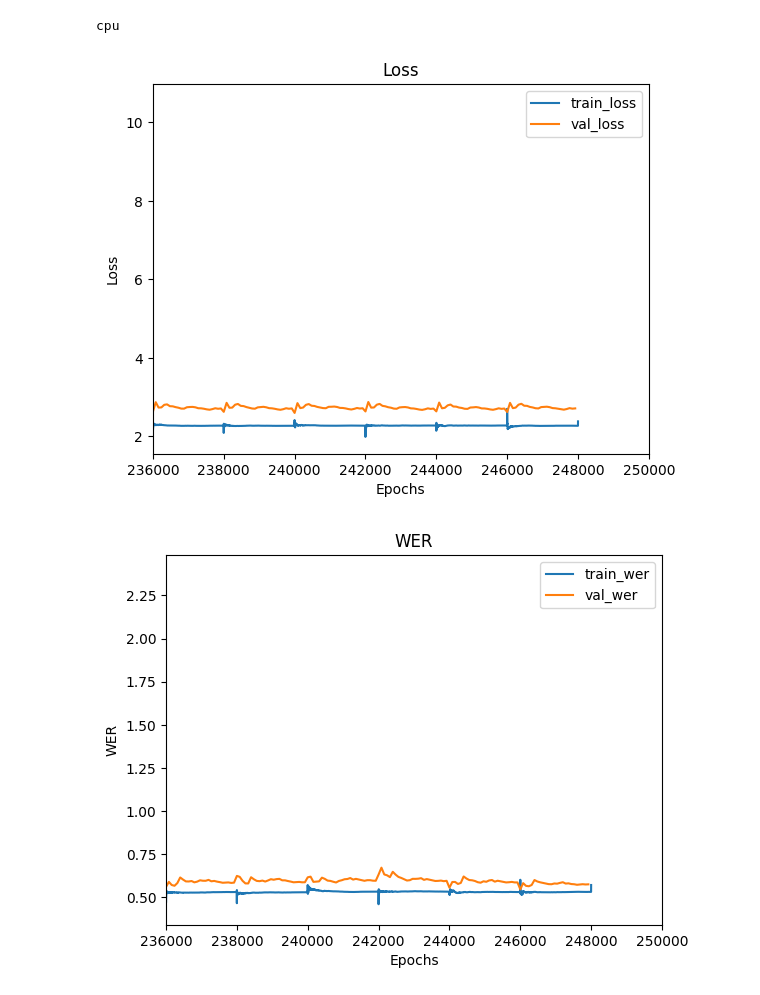
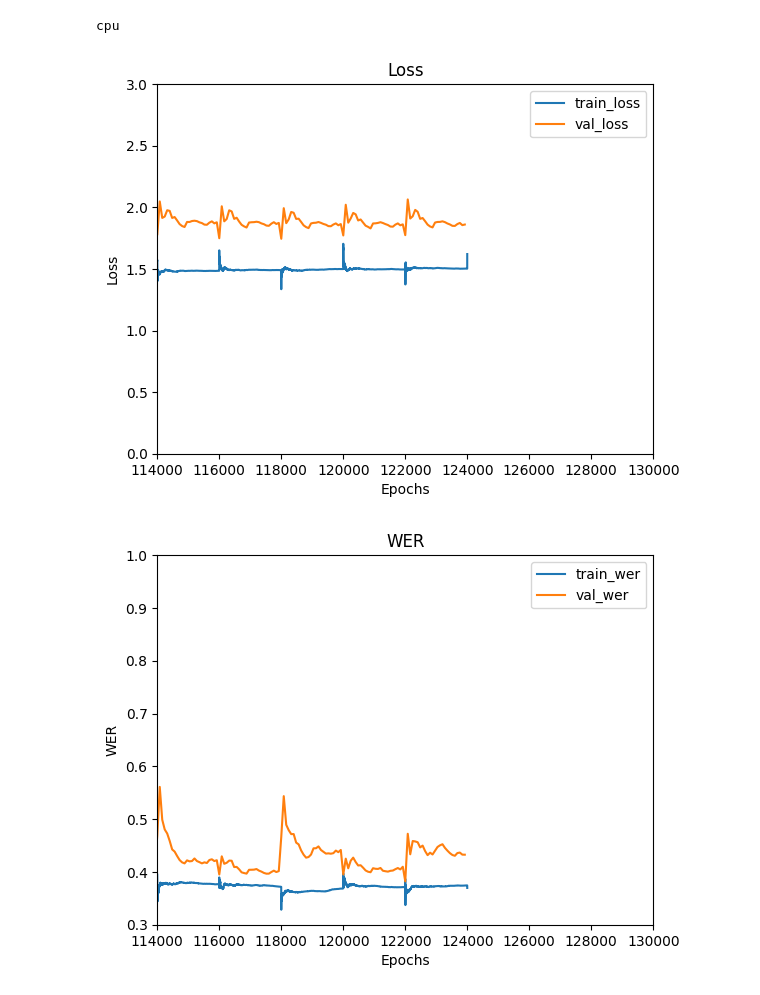
Before and after one commit to toshiouchi/MAML_NMT, a Jupyter notebook: Ordinary_IT_NMT/test_adaptation_it_pos_emb_pre_LN.ipynb, the cells around one changed output. Saved outputs shown, nothing was run; the diff lists cells and outputs as text; code cells hidden in the pictures.

```diff
--- a/Ordinary_IT_NMT/test_adaptation_it_pos_emb_pre_LN.ipynb
+++ b/Ordinary_IT_NMT/test_adaptation_it_pos_emb_pre_LN.ipynb
@@ -1472,37 +1472,39 @@ for i in range( len( history["train_loss"] )):
 v_x = []
 #print( len( history["val_loss"]) )
 for i in range( len( history["val_loss"]) ):
     v_x.append( i * 80  )
 
 plt.title( "Loss")
 plt.xlabel( "Epochs")
 plt.ylabel( "Loss")
 plt.plot(x, history["train_loss"], label="train_loss")
 plt.plot( v_x, history["val_loss"], label="val_loss")
-plt.xlim( 236000, 250000 )
+plt.xlim( 114000, 130000 )
+plt.ylim( 0, 3 )
 plt.legend()
 plt.show()
 '''
 plt.title( "Accuracy")
 plt.xlabel( "Epochs")
 plt.ylabel( "Accuracy")
 plt.plot(x, history["train_acc"], label="train_acc")
 plt.plot( v_x, history["val_acc"], label="val_acc")
 plt.legend()
 plt.show()
 '''
 plt.title( "WER")
 plt.xlabel( "Epochs")
 plt.ylabel( "WER")
 plt.plot(x, history["train_wer"], label="train_wer")
 plt.plot( v_x, history["val_wer"], label="val_wer")
-plt.xlim( 236000, 250000 )
+plt.xlim( 114000, 130000 )
+plt.ylim( 0.3, 1.0 )
 #plt.xlim( 66000, 80000 )
 plt.legend()
 plt.show()
 # %% [output]
-[figure, old version]
+[figure, new version]
-[figure, old version]
+[figure, new version]
 # %%
 @torch.no_grad()
 def inference(features: torch.Tensor, max_length: int=40):
```
Also changed, not shown: parts of 2 cells of this notebook, 2 other files.
